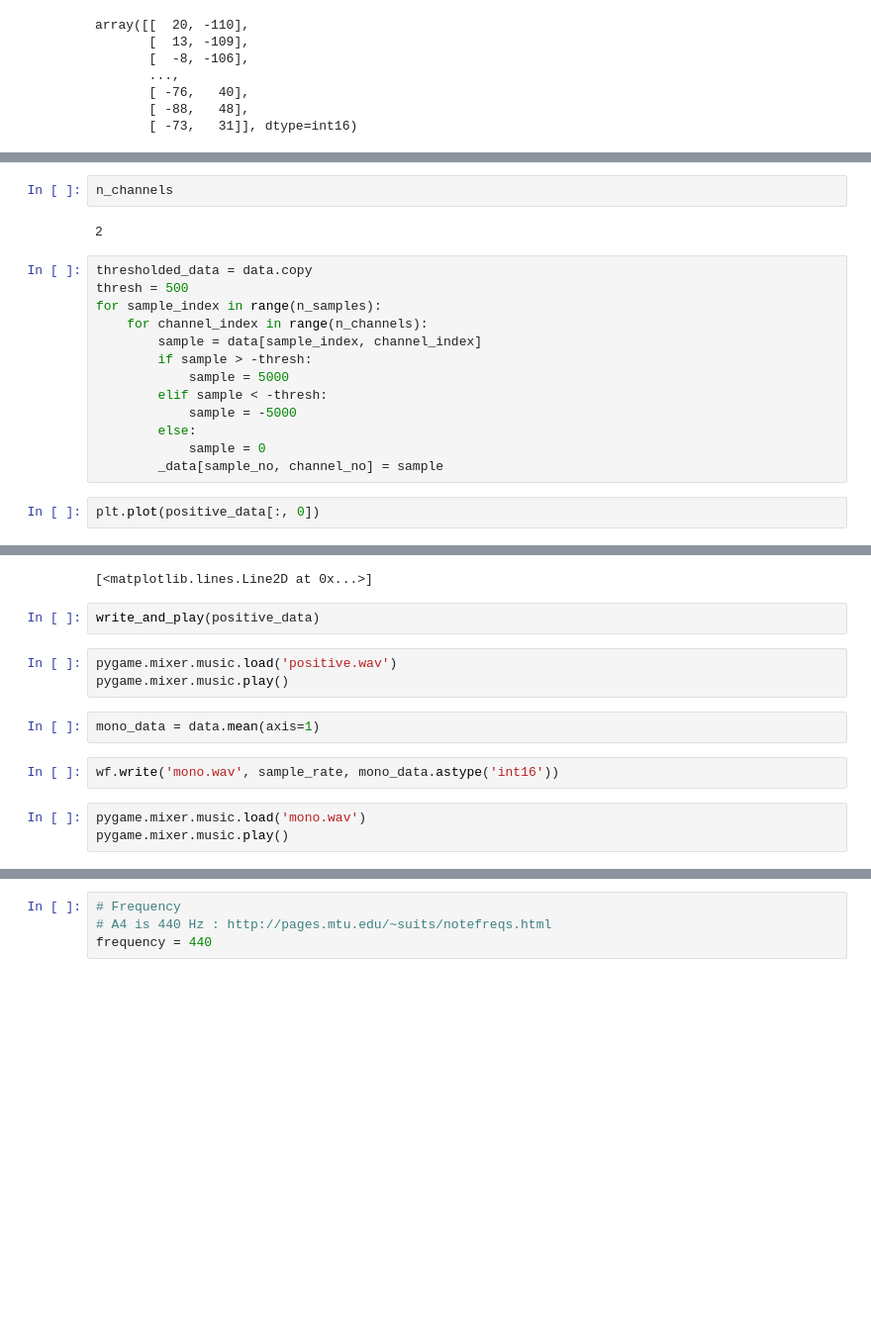
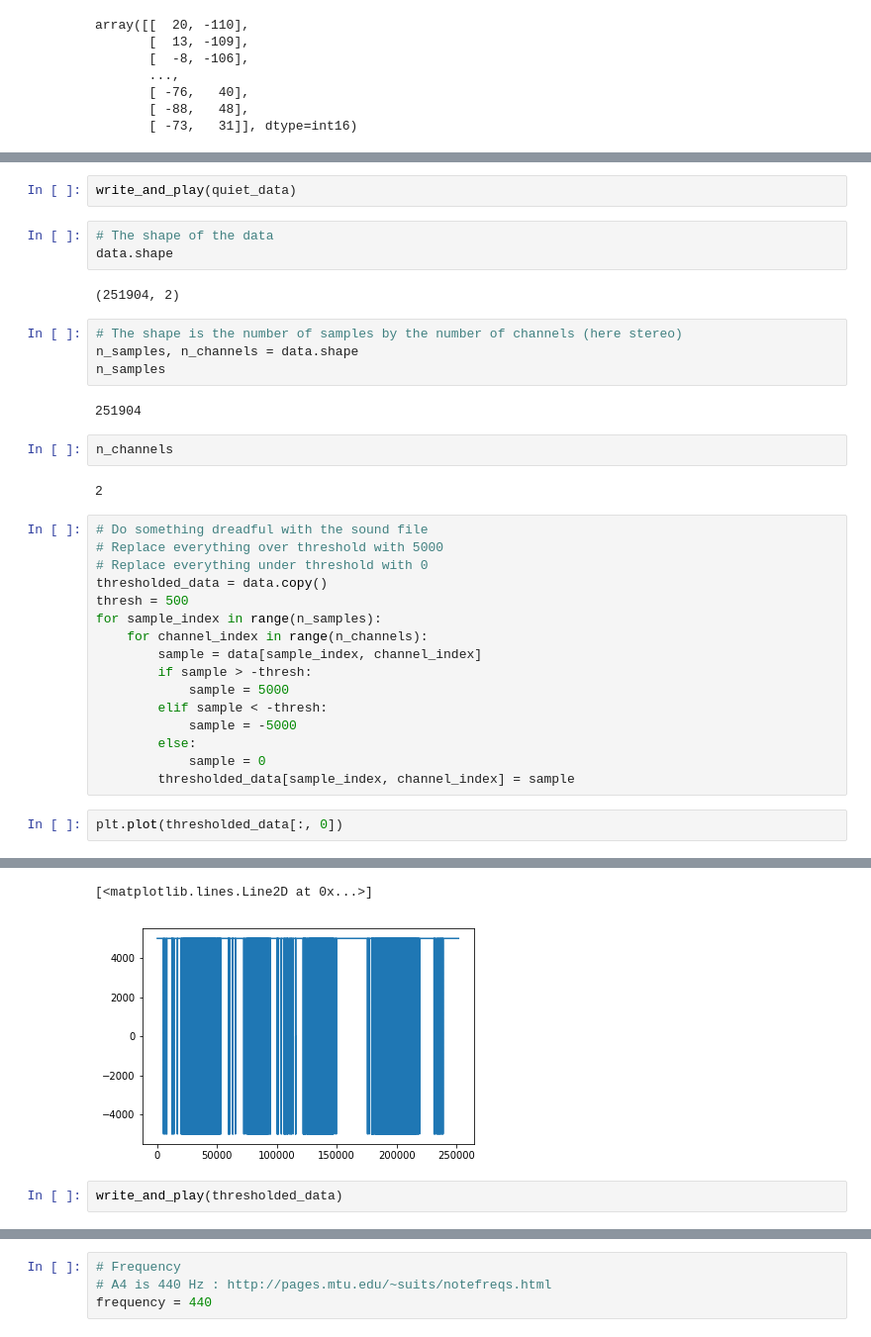
Before and after one commit to matthew-brett/collab-teach, a Jupyter notebook: sounds.ipynb, the cells around one changed output, grey strips where cells are left out. Shown at 99% size. Drawn from its saved outputs; the diff is of its cells as text; blank space fills up the shorter version.

```diff
--- a/sounds.ipynb
+++ b/sounds.ipynb
@@ -77,9 +61,25 @@ n_samples
+# %%
+write_and_play(quiet_data)
+# %%
+# The shape of the data
+data.shape
+# %% [output]
+(251904, 2)
+# %%
+# The shape is the number of samples by the number of channels (here stereo)
+n_samples, n_channels = data.shape
+n_samples
+# %% [output]
+251904
 # %%
 n_channels
 # %% [output]
 2
 # %%
-thresholded_data = data.copy
+# Do something dreadful with the sound file
+# Replace everything over threshold with 5000
+# Replace everything under threshold with 0
+thresholded_data = data.copy()
 thresh = 500
 for sample_index in range(n_samples):
     for channel_index in range(n_channels):
@@ -90,7 +90,7 @@ for sample_index in range(n_samples):
             sample = -5000
         else:
             sample = 0
-        _data[sample_no, channel_no] = sample
+        thresholded_data[sample_index, channel_index] = sample
 # %%
-plt.plot(positive_data[:, 0])
+plt.plot(thresholded_data[:, 0])
 # %% [output]
@@ -99,13 +97,4 @@ plt.plot(positive_data[:, 0])
 [<matplotlib.lines.Line2D at 0x...>]
+[figure, added]
 # %%
-write_and_play(positive_data)
+write_and_play(thresholded_data)
-# %%
-pygame.mixer.music.load('positive.wav')
-pygame.mixer.music.play()
-# %%
-mono_data = data.mean(axis=1)
-# %%
-wf.write('mono.wav', sample_rate, mono_data.astype('int16'))
-# %%
-pygame.mixer.music.load('mono.wav')
-pygame.mixer.music.play()
```
Also changed, not shown: parts of 31 cells of this notebook, 1 other file.
